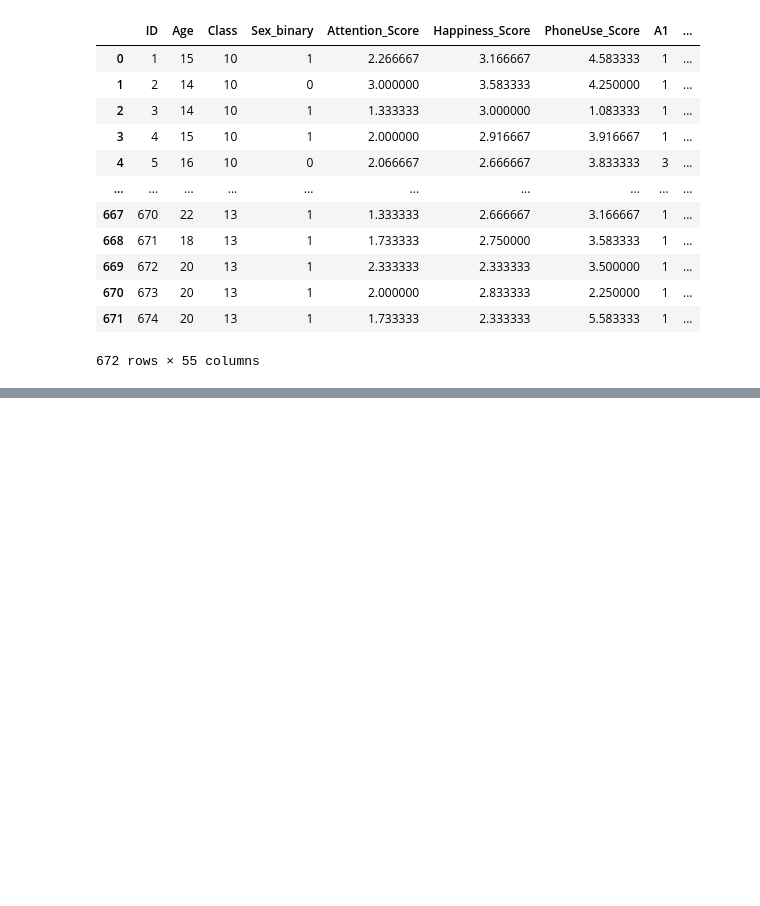
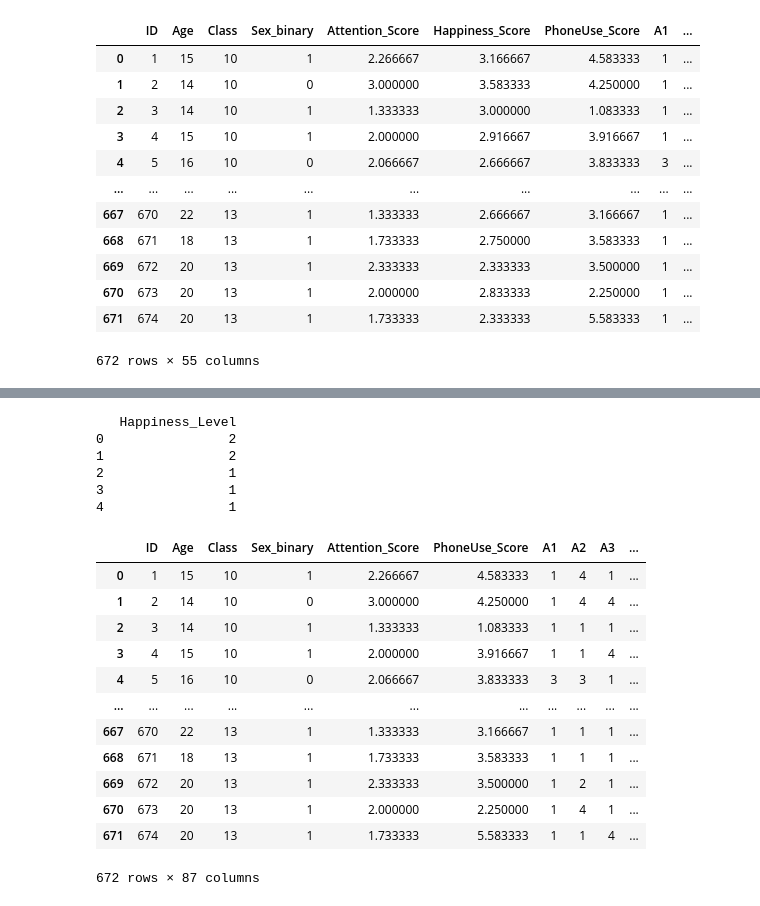
Before and after one commit to Sakacogu/BF_survey, a Jupyter notebook: BF_ML.ipynb, the cells around one changed output, grey strips where cells are left out. Saved outputs shown, nothing was run; the diff lists cells and outputs as text; code cells hidden in the pictures; blank space fills up the shorter version.

```diff
--- a/BF_ML.ipynb
+++ b/BF_ML.ipynb
@@ -61,0 +85,39 @@ df
+# %%
+#Encoding the average happiness scores into ordinal bins 0,1,2
+
+# --- Step 1: One-hot encode categorical features ---
+df_encoded = pd.get_dummies(df, dtype=int)
+
+# --- Step 2: Encode happiness score into 3 levels ---
+df_encoded['Happiness_Level'] = pd.cut(
+    df['Happiness_Score'],
+    bins=[0.00, 2.00, 3.00, 4.00],
+    labels=[0, 1, 2],
+    include_lowest=True, right=True
+).astype(int)
+
+df_encoded = df_encoded.drop(columns=['Happiness_Score'])
+
+print(df_encoded[['Happiness_Level']].head())
+df= df_encoded.copy()
+df
+# %% [output]
+   Happiness_Level
+0                2
+1                2
+2                1
+3                1
+4                1
+|  | ID | Age | Class | Sex_binary | Attention_Score | PhoneUse_Score | A1 | A2 | A3 | ... |
+| 0 | 1 | 15 | 10 | 1 | 2.266667 | 4.583333 | 1 | 4 | 1 | ... |
+| 1 | 2 | 14 | 10 | 0 | 3.000000 | 4.250000 | 1 | 4 | 4 | ... |
+| 2 | 3 | 14 | 10 | 1 | 1.333333 | 1.083333 | 1 | 1 | 1 | ... |
+| 3 | 4 | 15 | 10 | 1 | 2.000000 | 3.916667 | 1 | 1 | 4 | ... |
+| 4 | 5 | 16 | 10 | 0 | 2.066667 | 3.833333 | 3 | 3 | 1 | ... |
+| ... | ... | ... | ... | ... | ... | ... | ... | ... | ... | ... |
+| 667 | 670 | 22 | 13 | 1 | 1.333333 | 3.166667 | 1 | 1 | 1 | ... |
+| 668 | 671 | 18 | 13 | 1 | 1.733333 | 3.583333 | 1 | 1 | 1 | ... |
+| 669 | 672 | 20 | 13 | 1 | 2.333333 | 3.500000 | 1 | 2 | 1 | ... |
+| 670 | 673 | 20 | 13 | 1 | 2.000000 | 2.250000 | 1 | 4 | 1 | ... |
+| 671 | 674 | 20 | 13 | 1 | 1.733333 | 5.583333 | 1 | 1 | 4 | ... |
+672 rows × 87 columns
```
Also changed, not shown: parts of 5 cells of this notebook, 1 other file.
